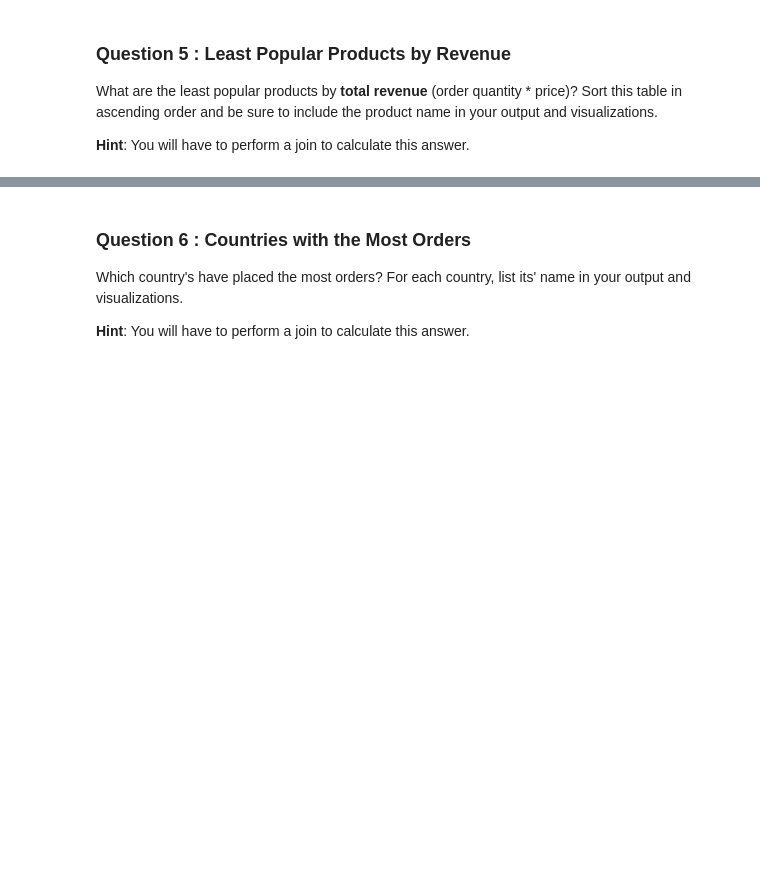
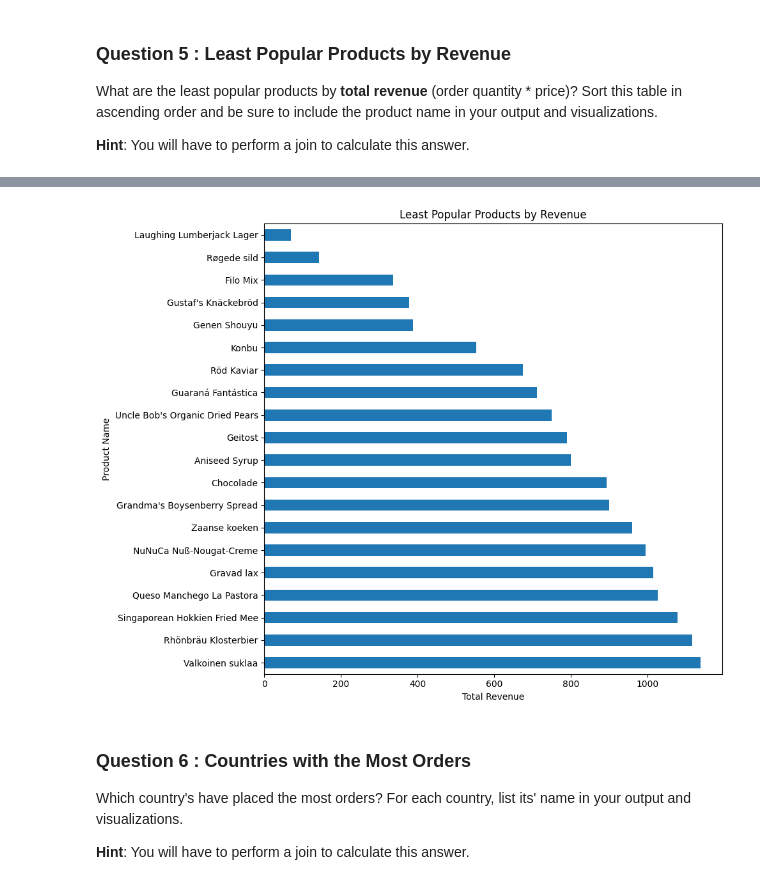
Before and after one commit to JRGuallpa/adhoc-sql, a Jupyter notebook: adhoc_report.ipynb, the cells around one changed output, grey strips where cells are left out. Cells and saved outputs as stored; diff of their text form; code cells hidden in the pictures; blank space fills up the shorter version.

```diff
--- a/adhoc_report.ipynb
+++ b/adhoc_report.ipynb
@@ -178,8 +175,26 @@ What are the least popular products by **total revenue** (order quantity * price
 
 **Hint**: You will have to perform a join to calculate this answer.
 # %%
-# TODO: Write a SQL query which will answer the question above.
-...
+# Execute SQL query for least popular products by revenue
+cursor.execute("""
+SELECT
+    p.ProductName,
+    SUM(od.Quantity * p.Price) AS TotalRevenue
+FROM
+    OrderDetails od
+JOIN
+    Products p ON od.ProductID = p.ProductID
+GROUP BY
+    p.ProductName
+ORDER BY
+    TotalRevenue ASC
+LIMIT 20;
+""")
 
-# TODO: Fetch your list of tuples and print it out
-...
+# Fetch and format results
+results = cursor.fetchall()
+columns = ['ProductName', 'TotalRevenue']
+df5 = pd.DataFrame(results, columns=columns)
+
+# Display the DataFrame
+print(df5)
@@ -186,9 +219,13 @@ What are the least popular products by **total revenue** (order quantity * price
 # %%
-# TODO: Convert your list of tuples to a dataframe
-...
-
-# TODO: Generate a visualization on this dataframe
-...
+df5.plot(kind='barh', x='ProductName', y='TotalRevenue', figsize=(10, 8), legend=False)
+plt.title('Least Popular Products by Revenue')
+plt.xlabel('Total Revenue')
+plt.ylabel('Product Name')
+plt.gca().invert_yaxis()
+plt.tight_layout()
+plt.show()
+# %% [output]
+[figure, added]
 # %% [markdown]
 ### Question 6 : Countries with the Most Orders
 
```
Also changed, not shown: parts of 14 cells of this notebook.
